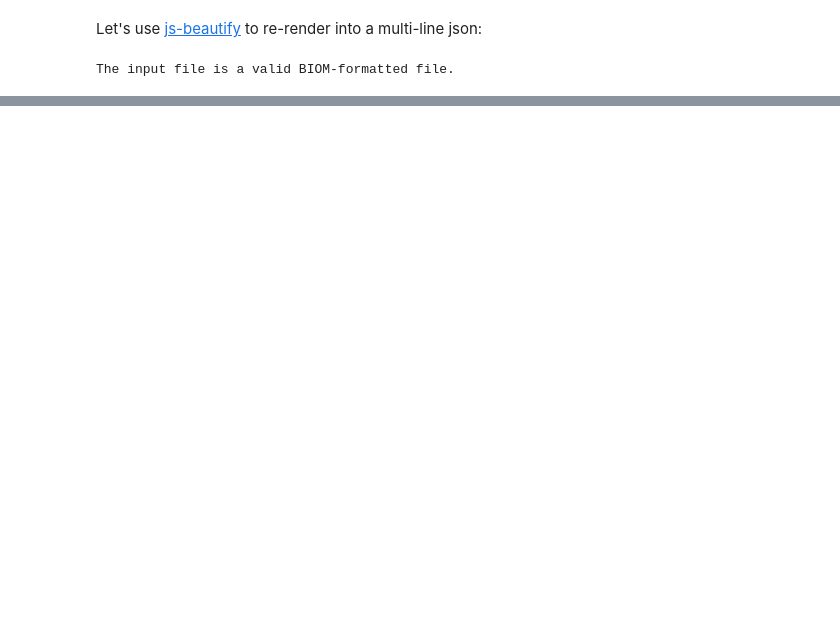
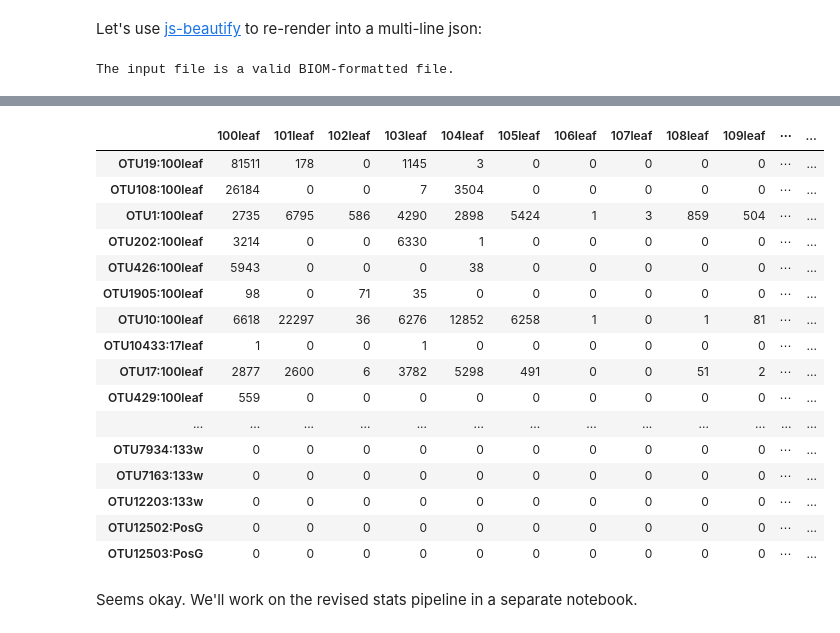
Before and after one commit to danchurch/taiwan_combined, a Jupyter notebook: combo_biome-revived.ipynb, the cells around one changed output, grey strips where cells are left out. Cells and saved outputs as stored; diff of their text form; code cells hidden in the pictures; blank space fills up the shorter version.

Commit message:
onto stats?

```diff
--- a/combo_biome-revived.ipynb
+++ b/combo_biome-revived.ipynb
@@ -1019,0 +1050,4 @@ head -n 20 combo_otu_wMeta_pretty.biom
+# %%
+library("phyloseq")
+
+biom95_meta <- import_biom("combo_otu_wMeta.biom", parseFunction=parse_taxonomy_greengenes)
@@ -1019,0 +1074,22 @@ head -n 20 combo_otu_wMeta_pretty.biom
+# %%
+otu_table(biom95_meta)
+# %% [output]
+|  | 100leaf | 101leaf | 102leaf | 103leaf | 104leaf | 105leaf | 106leaf | 107leaf | 108leaf | 109leaf | ⋯ | ... |
+| OTU19:100leaf | 81511 | 178 | 0 | 1145 | 3 | 0 | 0 | 0 | 0 | 0 | ⋯ | ... |
+| OTU108:100leaf | 26184 | 0 | 0 | 7 | 3504 | 0 | 0 | 0 | 0 | 0 | ⋯ | ... |
+| OTU1:100leaf | 2735 | 6795 | 586 | 4290 | 2898 | 5424 | 1 | 3 | 859 | 504 | ⋯ | ... |
+| OTU202:100leaf | 3214 | 0 | 0 | 6330 | 1 | 0 | 0 | 0 | 0 | 0 | ⋯ | ... |
+| OTU426:100leaf | 5943 | 0 | 0 | 0 | 38 | 0 | 0 | 0 | 0 | 0 | ⋯ | ... |
+| OTU1905:100leaf | 98 | 0 | 71 | 35 | 0 | 0 | 0 | 0 | 0 | 0 | ⋯ | ... |
+| OTU10:100leaf | 6618 | 22297 | 36 | 6276 | 12852 | 6258 | 1 | 0 | 1 | 81 | ⋯ | ... |
+| OTU10433:17leaf | 1 | 0 | 0 | 1 | 0 | 0 | 0 | 0 | 0 | 0 | ⋯ | ... |
+| OTU17:100leaf | 2877 | 2600 | 6 | 3782 | 5298 | 491 | 0 | 0 | 51 | 2 | ⋯ | ... |
+| OTU429:100leaf | 559 | 0 | 0 | 0 | 0 | 0 | 0 | 0 | 0 | 0 | ⋯ | ... |
+| ... | ... | ... | ... | ... | ... | ... | ... | ... | ... | ... | ... | ... |
+| OTU7934:133w | 0 | 0 | 0 | 0 | 0 | 0 | 0 | 0 | 0 | 0 | ⋯ | ... |
+| OTU7163:133w | 0 | 0 | 0 | 0 | 0 | 0 | 0 | 0 | 0 | 0 | ⋯ | ... |
+| OTU12203:133w | 0 | 0 | 0 | 0 | 0 | 0 | 0 | 0 | 0 | 0 | ⋯ | ... |
+| OTU12502:PosG | 0 | 0 | 0 | 0 | 0 | 0 | 0 | 0 | 0 | 0 | ⋯ | ... |
+| OTU12503:PosG | 0 | 0 | 0 | 0 | 0 | 0 | 0 | 0 | 0 | 0 | ⋯ | ... |
+# %% [markdown]
+Seems okay. We'll work on the revised stats pipeline in a separate notebook.
```
Also changed, not shown: parts of 9 cells of this notebook, 4 other files.
